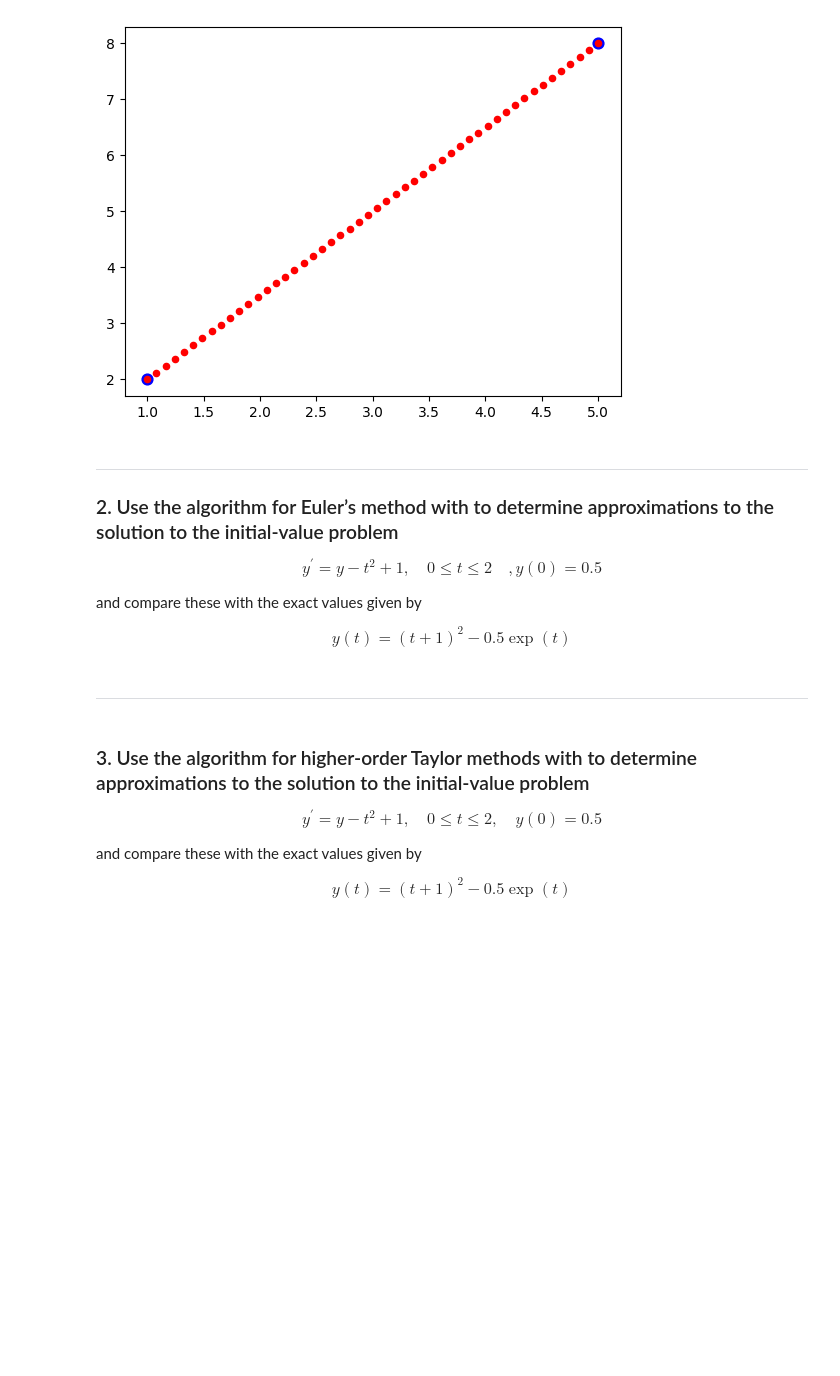
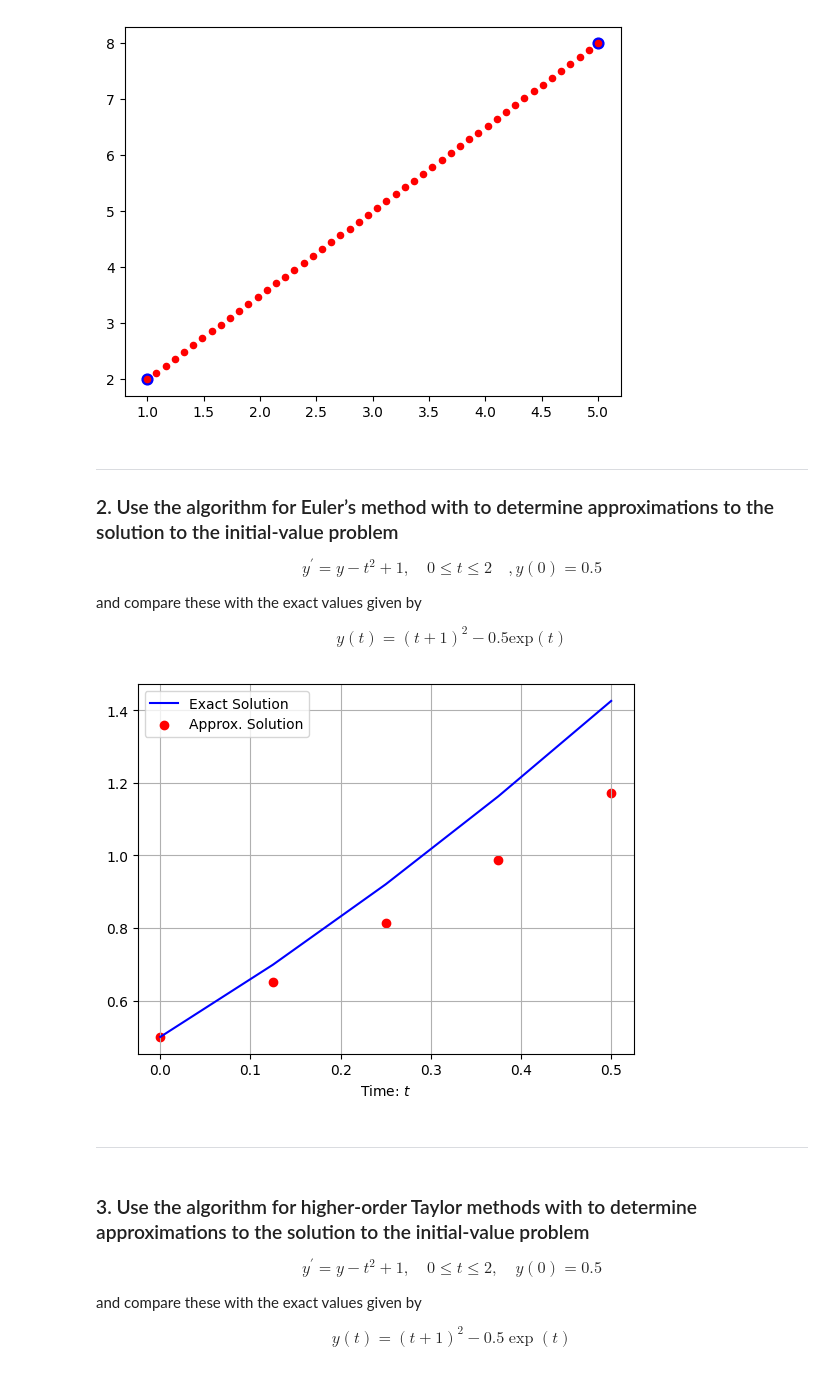
Before and after one commit to epsilonxe/RMUTT_09114330, a Jupyter notebook: materials/workshop_03.ipynb, the cells around one changed output. Cells and saved outputs as stored; diff of their text form; code cells hidden in the pictures; blank space fills up the shorter version.

```diff
--- a/materials/workshop_03.ipynb
+++ b/materials/workshop_03.ipynb
@@ -32,9 +32,40 @@ $$ y^{\prime} = y - t^2 + 1,\quad 0\leq t \leq 2\quad, y(0) = 0.5 $$
 
 and compare these with the exact values given by
 
-$$ y(t) = (t + 1)^2 − 0.5\exp(t) $$
+$$ y(t) = (t + 1)^2 − 0.5\mathrm{exp}(t) $$
-# %% [markdown]
-------------------
+# %%
+def f(t,y):
+    return y-t**2+1
+
+def exact_sol(t):
+    return (t+1)**2 - 0.5*np.exp(t)
+
+
+timestart = 0
+timestop = 0.5
+timestep = 0.1
+initial_val = 0.5
+n = int((1/timestep)*(timestop-timestart))
+
+t = np.linspace(timestart, timestop, num=n)
+y = np.zeros(n)
+
+y[0] = initial_val
+for k in range(n-1):
+    y[k+1] = y[k] + timestep*f(t[k], y[k])
+
+exact_y = exact_sol(t)
+
+plt.plot(t, exact_y, color='blue', label='Exact Solution')
+plt.scatter(t, y, color='red', marker='o', label='Approx. Solution')
+plt.xlabel('Time: $t$')
+plt.grid()
+plt.legend()
+plt.show()
+# %% [output]
+[figure, added]
+# %% [markdown]
+------------------
 # %% [markdown]
 ### 3. Use the algorithm for higher-order Taylor methods with to determine approximations to the solution to the initial-value problem
 $$ y^{\prime} = y - t^2 + 1,\quad 0\leq t \leq 2,\quad y(0) = 0.5 $$
```
Also changed, not shown: 5 other files.
